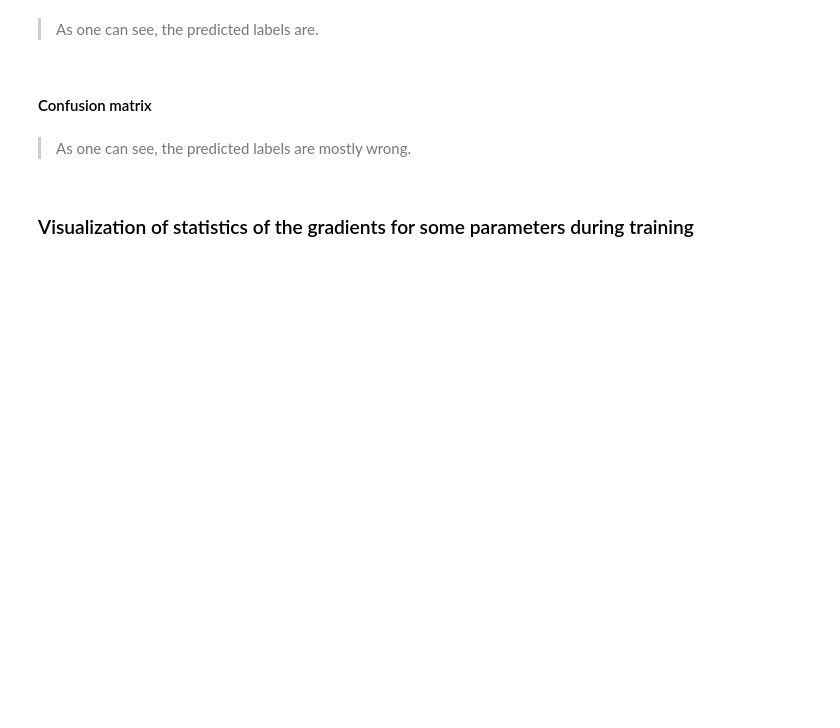
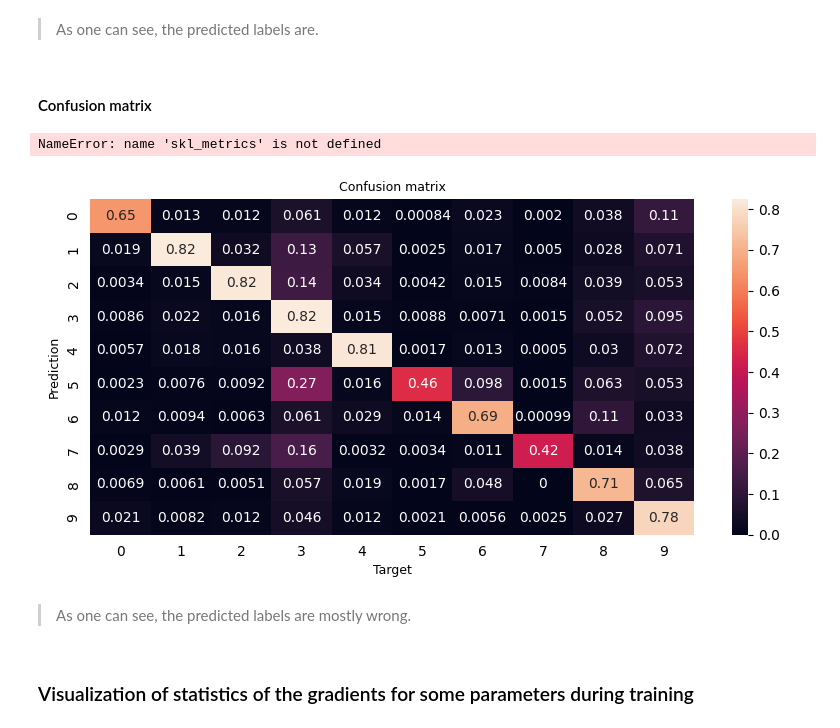
Before and after one commit to bertan-karacora/lab-vision-systems-assignments, a Jupyter notebook: assignment_1/assignment_1.ipynb, the cells around one changed output. Saved outputs shown, nothing was run; the diff lists cells and outputs as text; code cells hidden in the pictures; blank space fills up the shorter version.

Commit message:
Add confusion matrix

```diff
--- a/assignment_1/assignment_1.ipynb
+++ b/assignment_1/assignment_1.ipynb
@@ -518,14 +521,0 @@ def visualize_confusion_matrix(confusion_matrix):
-# %%
-predictions = np.argmax(output, axis=-1)
-    if len(target.shape) != 1:
-        target = torch.flatten(target)
-    if len(predictions.shape) != 1:
-        predictions = torch.flatten(predictions)
-
-    cf_matrix = skl_metrics.confusion_matrix(target, predictions)
-    df_cm = pd.DataFrame(
-        cf_matrix / np.sum(cf_matrix, axis=1)[:, None],
-        index=[i for i in config["dataset"]["classes"]],
-        columns=[i for i in config["dataset"]["classes"]],
-    )
-    return [df_cm]
@@ -532,3 +545,34 @@ predictions = np.argmax(output, axis=-1)
+# %%
+def run_inference(model, device, dataloader):
+    progress_bar = tqdm(dataloader, total=len(dataloader))
+    predictions = []
+    targets = []
+    for i, (features, target) in enumerate(progress_bar):
+        features = features.to(device)
+        target = target.to(device)
+
+        features_flat = features.flatten(start_dim=1)
+        output = model(features_flat)
+
+        predictions += [torch.argmax(output, dim=-1).item()]
+        targets += [target.item()]
+
+        if i % 10 == 0 or i == len(dataloader) - 1:
+            progress_bar.set_description(f"Inference: Features {i:04d}")
+
+    return predictions, targets
+# %%
+dataloader_inference = torch.utils.data.DataLoader(dataset_test, shuffle=SHUFFLE_TEST, num_workers=NUM_WORKERS_DATALOADING)
+
+predictions, targets = run_inference(model_trained, device, dataloader_inference)
+# %% [output]
+NameError: name 'skl_metrics' is not defined
+# %%
+confusion = skl_metrics.confusion_matrix(targets, predictions)
+
+visualize_confusion(confusion, labelset)
+# %% [output]
+[figure, added]
 # %% [markdown]
 > As one can see, the predicted labels are mostly wrong.
 # %% [markdown]
```
Also changed, not shown: parts of 11 cells of this notebook, 2 other files.
